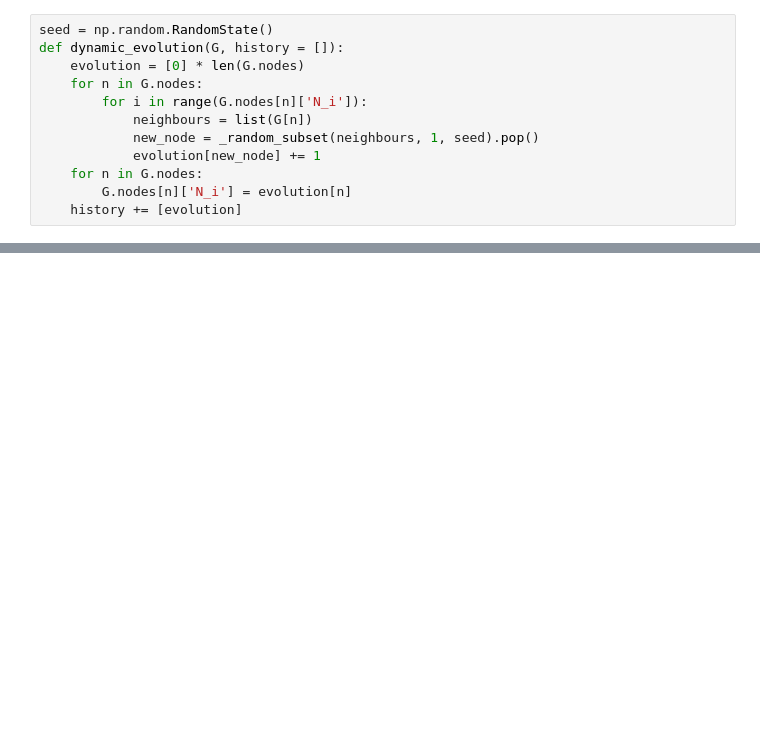
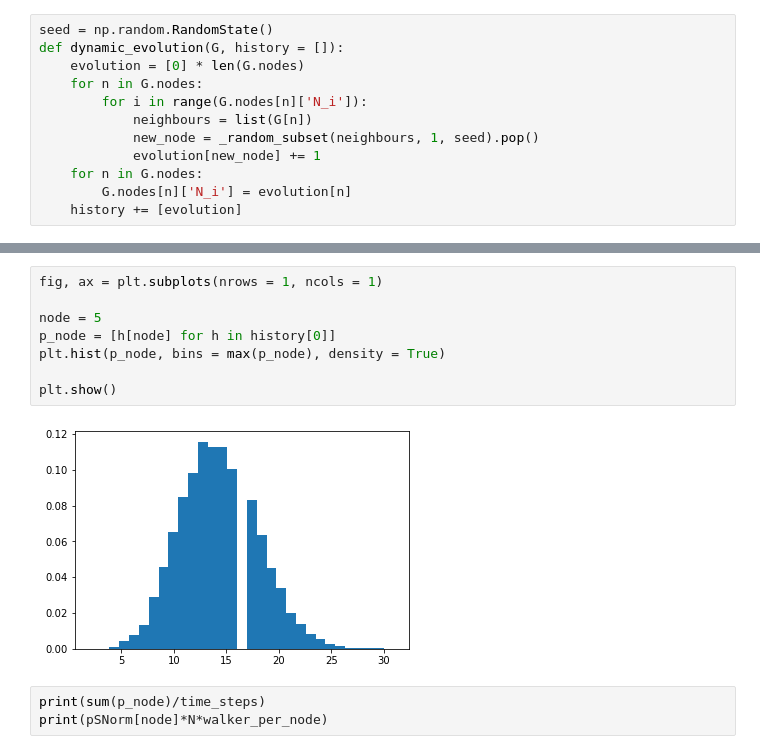
Before and after one commit to Ferri-00/Esame-Complessi, a Jupyter notebook: BarabasiAlbert.ipynb, the cells around one changed output, grey strips where cells are left out. Cells and saved outputs as stored; diff of their text form; blank space fills up the shorter version.

```diff
--- a/BarabasiAlbert.ipynb
+++ b/BarabasiAlbert.ipynb
@@ -188,0 +193,13 @@ plt.show()
+# %%
+fig, ax = plt.subplots(nrows = 1, ncols = 1)
+
+node = 5
+p_node = [h[node] for h in history[0]]
+plt.hist(p_node, bins = max(p_node), density = True)
+
+plt.show()
+# %% [output]
+[figure, added]
+# %%
+print(sum(p_node)/time_steps)
+print(pSNorm[node]*N*walker_per_node)
```
Also changed, not shown: parts of 30 cells of this notebook, 1 other file.
